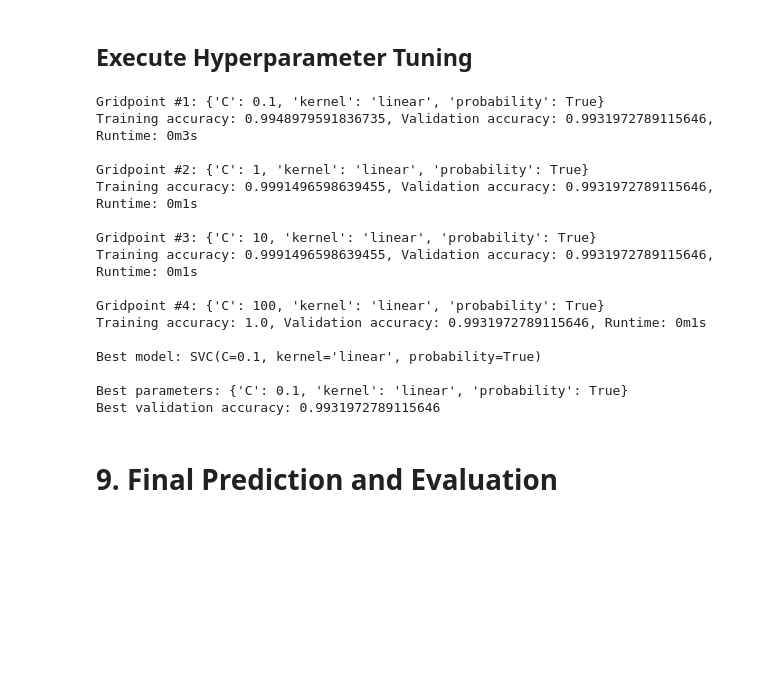
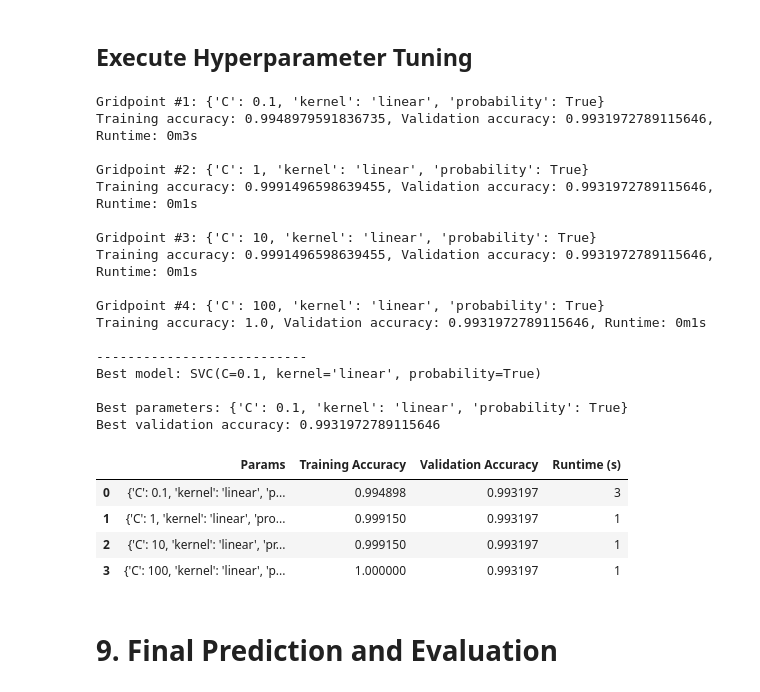
Before and after one commit to TOM-BOHN/MsDS-supervised-nlp-auto-classification-for-sfdc-documentation, a Jupyter notebook: auto_classifying_salesforce_cloud_documentation.ipynb, the cells around one changed output. Saved outputs shown, nothing was run; the diff lists cells and outputs as text; code cells hidden in the pictures; blank space fills up the shorter version.

```diff
--- a/auto_classifying_salesforce_cloud_documentation.ipynb
+++ b/auto_classifying_salesforce_cloud_documentation.ipynb
@@ -1301,24 +1387,31 @@ def tfid_svm_hyper_param_tune(X_train_tfidf, y_train, X_val_tfidf, y_val):
 ## Execute Hyperparameter Tuning
 # %%
 # Best model
-best_model_tfidf, best_params_tfidf, best_score_tfidf = tfid_svm_hyper_param_tune(X_train_tfidf, y_train, X_val_tfidf, y_val)
+best_model_tfidf, best_params_tfidf, best_score_tfidf, grid_results_df= tfid_svm_hyper_param_tune(X_train_tfidf, y_train, X_val_tfidf, y_val)
+display(grid_results_df.sort_values(by = 'Validation Accuracy', ascending = False))
 # %% [output]
 Gridpoint #1: {'C': 0.1, 'kernel': 'linear', 'probability': True}
 Training accuracy: 0.9948979591836735, Validation accuracy: 0.9931972789115646, Runtime: 0m3s
 
 Gridpoint #2: {'C': 1, 'kernel': 'linear', 'probability': True}
 Training accuracy: 0.9991496598639455, Validation accuracy: 0.9931972789115646, Runtime: 0m1s
 
 Gridpoint #3: {'C': 10, 'kernel': 'linear', 'probability': True}
 Training accuracy: 0.9991496598639455, Validation accuracy: 0.9931972789115646, Runtime: 0m1s
 
 Gridpoint #4: {'C': 100, 'kernel': 'linear', 'probability': True}
 Training accuracy: 1.0, Validation accuracy: 0.9931972789115646, Runtime: 0m1s
 
+---------------------------
 Best model: SVC(C=0.1, kernel='linear', probability=True)
 
 Best parameters: {'C': 0.1, 'kernel': 'linear', 'probability': True}
 Best validation accuracy: 0.9931972789115646
+|  | Params | Training Accuracy | Validation Accuracy | Runtime (s) |
+| 0 | {'C': 0.1, 'kernel': 'linear', 'p... | 0.994898 | 0.993197 | 3 |
+| 1 | {'C': 1, 'kernel': 'linear', 'pro... | 0.999150 | 0.993197 | 1 |
+| 2 | {'C': 10, 'kernel': 'linear', 'pr... | 0.999150 | 0.993197 | 1 |
+| 3 | {'C': 100, 'kernel': 'linear', 'p... | 1.000000 | 0.993197 | 1 |
 # %% [markdown]
 # 9.&nbsp;Final Prediction and Evaluation
 # %% [markdown]
```
Also changed, not shown: parts of 53 cells of this notebook.
